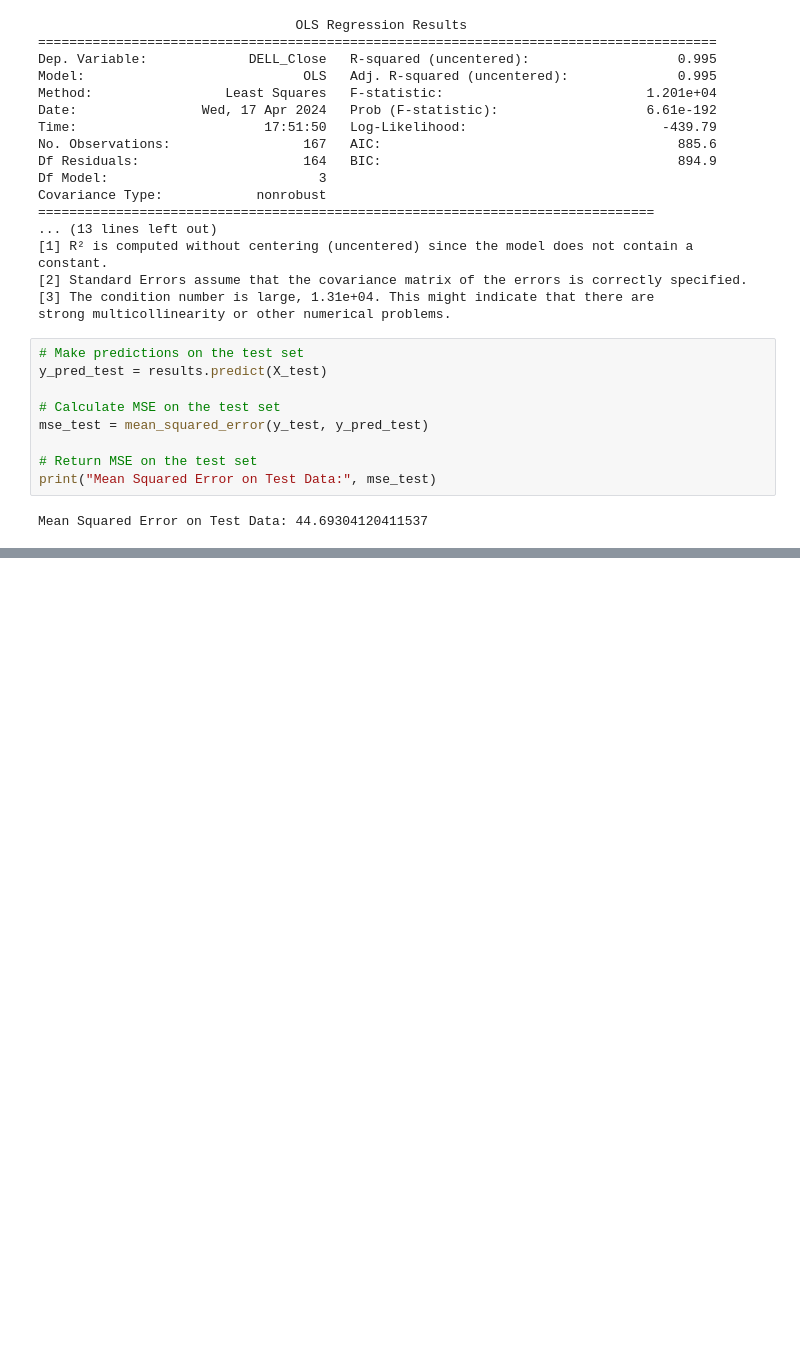
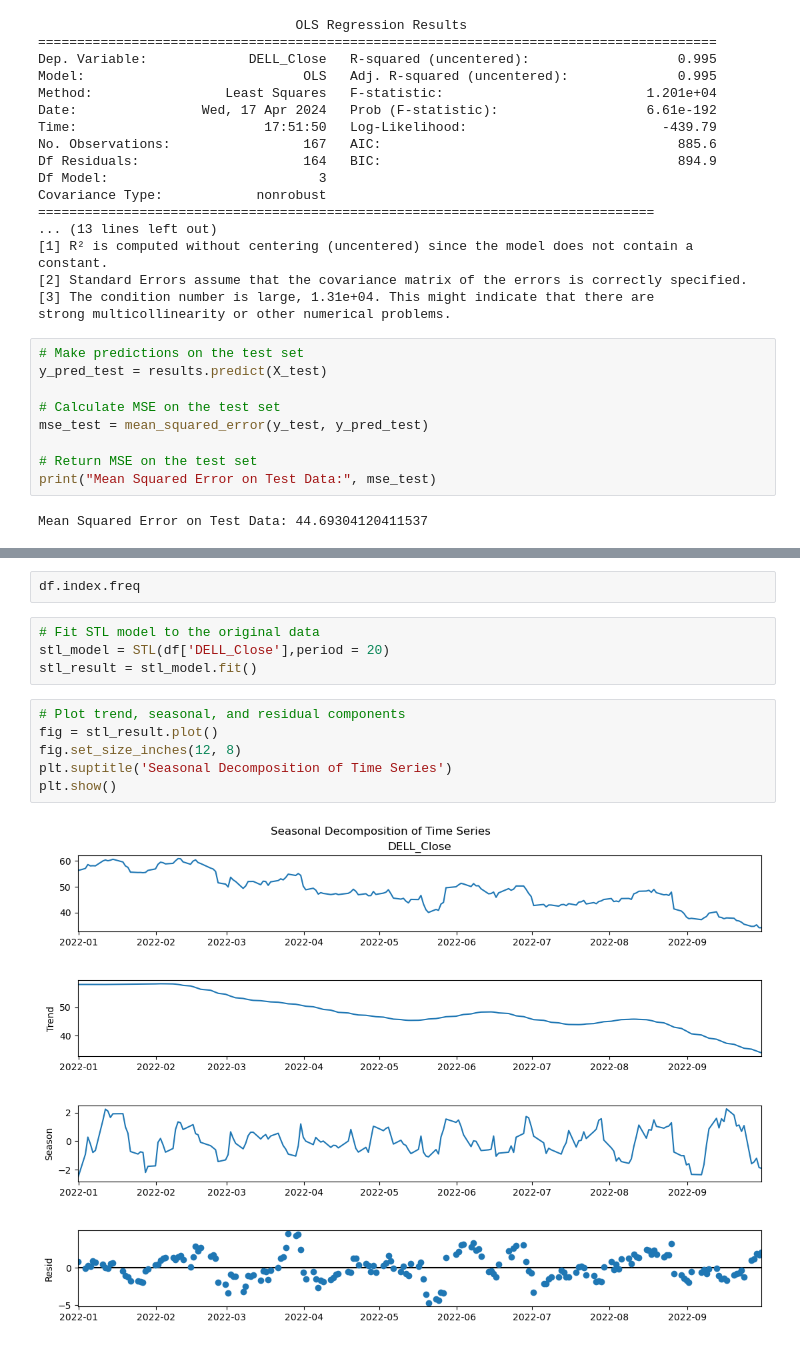
Before and after one commit to SebastianLacayo44/Dell-Tweet-Sentiment-Analysis, a Jupyter notebook: All Security Baseline Model.ipynb, the cells around one changed output, grey strips where cells are left out. Saved outputs shown, nothing was run; the diff lists cells and outputs as text; blank space fills up the shorter version.

```diff
--- a/All Security Baseline Model.ipynb
+++ b/All Security Baseline Model.ipynb
@@ -146,0 +118,14 @@ Name: DELL_Close, dtype: float64
+# %%
+df.index.freq
+# %%
+# Fit STL model to the original data
+stl_model = STL(df['DELL_Close'],period = 20)
+stl_result = stl_model.fit()
+# %%
+# Plot trend, seasonal, and residual components
+fig = stl_result.plot()
+fig.set_size_inches(12, 8)
+plt.suptitle('Seasonal Decomposition of Time Series')
+plt.show()
+# %% [output]
+[figure, added]
```
Also changed, not shown: parts of 11 cells of this notebook.
